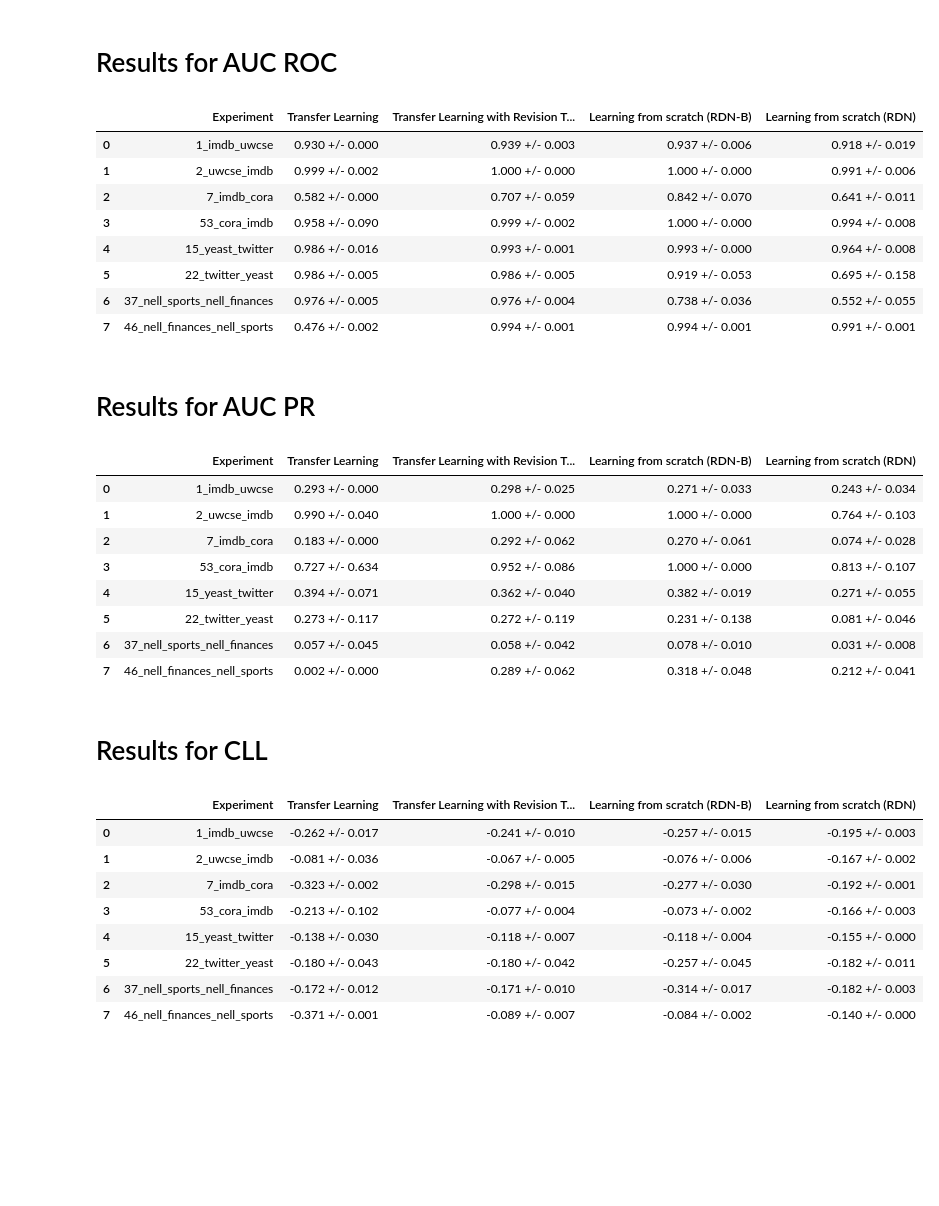
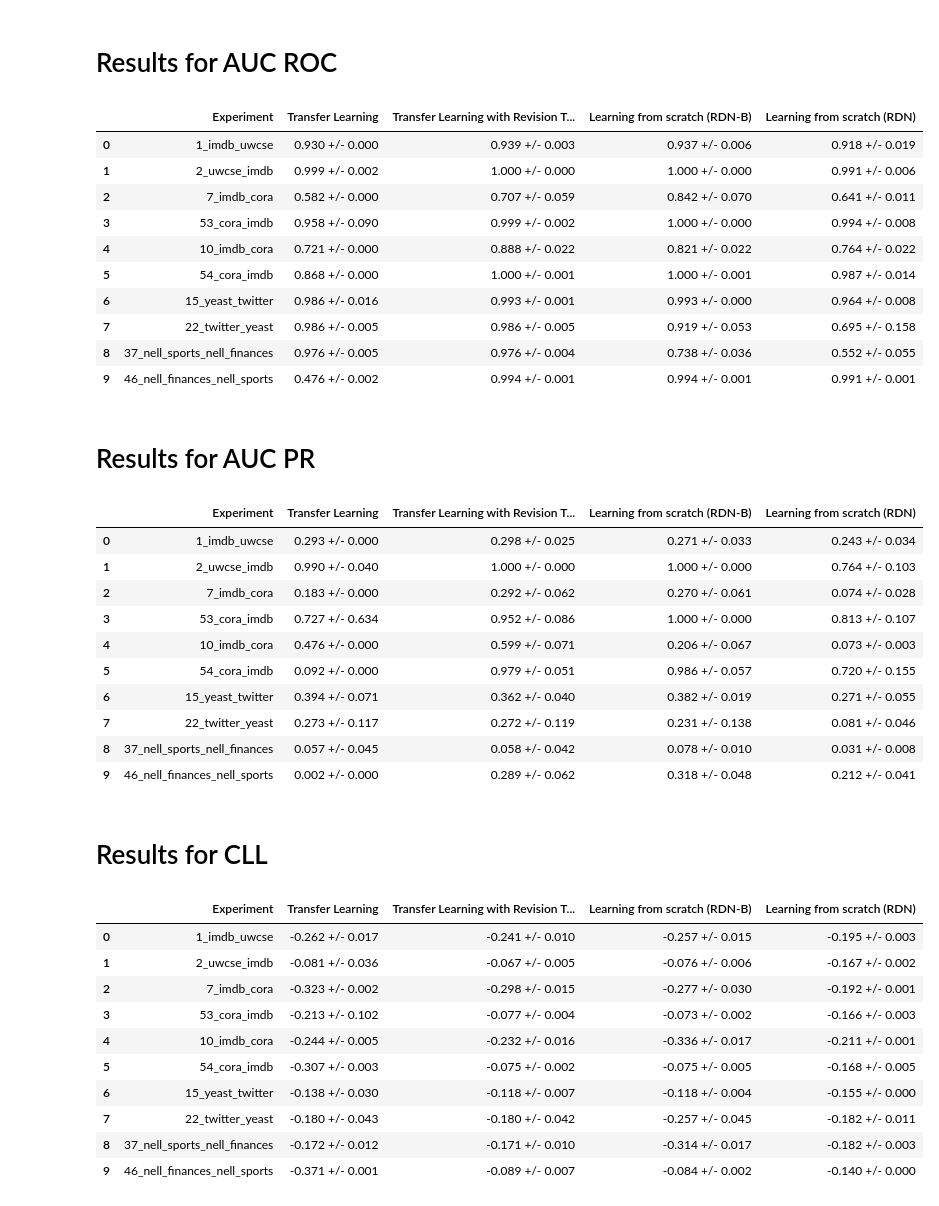
Before and after one commit to rodrigoazs/tpre_experiments, a Jupyter notebook: FINAL/transfer_experiment/results_transfer.ipynb, the cells around one changed output. Saved outputs shown, nothing was run; the diff lists cells and outputs as text; code cells hidden in the pictures; blank space fills up the shorter version.

```diff
--- a/FINAL/transfer_experiment/results_transfer.ipynb
+++ b/FINAL/transfer_experiment/results_transfer.ipynb
@@ -32,6 +32,8 @@ experiments = [
             {'id': '8', 'source':'imdb', 'target':'cora', 'predicate':'workedunder', 'to_predicate':'samebib'},
             {'id': '9', 'source':'imdb', 'target':'cora', 'predicate':'workedunder', 'to_predicate':'sameauthor'},
             {'id': '10', 'source':'imdb', 'target':'cora', 'predicate':'workedunder', 'to_predicate':'sametitle'},
+            {'id': '54', 'source':'cora', 'target':'imdb', 'predicate':'sametitle', 'to_predicate':'workedunder'},
+            #{'id': '10_rec', 'source':'imdb', 'target':'cora', 'predicate':'workedunder', 'to_predicate':'sametitle'},
             {'id': '11', 'source':'uwcse', 'target':'cora', 'predicate':'advisedby', 'to_predicate':'samevenue'},
             {'id': '12', 'source':'uwcse', 'target':'cora', 'predicate':'advisedby', 'to_predicate':'samebib'},
             {'id': '13', 'source':'uwcse', 'target':'cora', 'predicate':'advisedby', 'to_predicate':'sameauthor'},
@@ -94,57 +96,63 @@ for metric in ['AUC ROC', 'AUC PR', 'CLL', 'Recall', 'F1', 'Precision', 'Learnin
                 scratch = np.array([(np.array([item['rdn_b']['Learning time'] for item in sublist])).mean() for sublist in data['results'][str(dataset)]])
                 scratch_rdn = np.array([(np.array([item['rdn']['Learning time'] for item in sublist])).mean() for sublist in data['results'][str(dataset)]])
                 parameter = np.array([(np.array([item['transfer']['parameter']['Learning time'] for item in sublist])).mean() for sublist in data['results'][str(dataset)]])
                 transfer = np.array([(np.array([item['transfer']['Learning time'] for item in sublist])).mean() for sublist in data['results'][str(dataset)]])
                 #mapping = np.array([(np.array([item['transfer']['Mapping results']['Total time'] for item in sublist])).mean() for sublist in data['results'][str(dataset)]])
                 #mapping_time = ' (%.1f)' % mapping.mean()
             elif metric == 'Inference time':
                 scratch = np.array([(np.array([item['rdn_b']['Inference time'] for item in sublist])).mean() for sublist in data['results'][str(dataset)]])
                 scratch_rdn = np.array([(np.array([item['rdn']['Inference time'] for item in sublist])).mean() for sublist in data['results'][str(dataset)]])
                 parameter = np.array([(np.array([item['transfer']['parameter']['Inference time'] for item in sublist])).mean() for sublist in data['results'][str(dataset)]])
                 transfer = np.array([(np.array([item['transfer']['Inference time'] for item in sublist])).mean() for sublist in data['results'][str(dataset)]])
             else:
                 scratch = np.array([(np.array([item['rdn_b'][metric] for item in sublist])).mean() for sublist in data['results'][str(dataset)]])
                 scratch_rdn = np.array([(np.array([item['rdn'][metric] for item in sublist])).mean() for sublist in data['results'][str(dataset)]])
                 parameter = np.array([(np.array([item['transfer']['parameter'][metric] for item in sublist])).mean() for sublist in data['results'][str(dataset)]])
                 transfer = np.array([(np.array([item['transfer'][metric] for item in sublist])).mean() for sublist in data['results'][str(dataset)]])
             table.append([dataset, '%.3f +/- %.3f' % (parameter.mean(), 2 * parameter.std()),
             '%.3f +/- %.3f' % (transfer.mean(), 2 * transfer.std()),
             '%.3f +/- %.3f' % (scratch.mean(), 2 * scratch.std()),
             '%.3f +/- %.3f' % (scratch_rdn.mean(), 2 * scratch_rdn.std())])
                           #])
     display(pd.DataFrame(table, columns=['Experiment', 'Transfer Learning', 'Transfer Learning with Revision Theory', 'Learning from scratch (RDN-B)', 'Learning from scratch (RDN)']))
     #display(pd.DataFrame(table, columns=['Experiment', 'Transfer Learning', 'Transfer Learning with Revision Theory']))
 # %% [output]
 # Results for AUC ROC
 |  | Experiment | Transfer Learning | Transfer Learning with Revision T... | Learning from scratch (RDN-B) | Learning from scratch (RDN) |
 | 0 | 1_imdb_uwcse | 0.930 +/- 0.000 | 0.939 +/- 0.003 | 0.937 +/- 0.006 | 0.918 +/- 0.019 |
 | 1 | 2_uwcse_imdb | 0.999 +/- 0.002 | 1.000 +/- 0.000 | 1.000 +/- 0.000 | 0.991 +/- 0.006 |
 | 2 | 7_imdb_cora | 0.582 +/- 0.000 | 0.707 +/- 0.059 | 0.842 +/- 0.070 | 0.641 +/- 0.011 |
 | 3 | 53_cora_imdb | 0.958 +/- 0.090 | 0.999 +/- 0.002 | 1.000 +/- 0.000 | 0.994 +/- 0.008 |
-| 4 | 15_yeast_twitter | 0.986 +/- 0.016 | 0.993 +/- 0.001 | 0.993 +/- 0.000 | 0.964 +/- 0.008 |
-| 5 | 22_twitter_yeast | 0.986 +/- 0.005 | 0.986 +/- 0.005 | 0.919 +/- 0.053 | 0.695 +/- 0.158 |
-| 6 | 37_nell_sports_nell_finances | 0.976 +/- 0.005 | 0.976 +/- 0.004 | 0.738 +/- 0.036 | 0.552 +/- 0.055 |
-| 7 | 46_nell_finances_nell_sports | 0.476 +/- 0.002 | 0.994 +/- 0.001 | 0.994 +/- 0.001 | 0.991 +/- 0.001 |
+| 4 | 10_imdb_cora | 0.721 +/- 0.000 | 0.888 +/- 0.022 | 0.821 +/- 0.022 | 0.764 +/- 0.022 |
+| 5 | 54_cora_imdb | 0.868 +/- 0.000 | 1.000 +/- 0.001 | 1.000 +/- 0.001 | 0.987 +/- 0.014 |
+| 6 | 15_yeast_twitter | 0.986 +/- 0.016 | 0.993 +/- 0.001 | 0.993 +/- 0.000 | 0.964 +/- 0.008 |
+| 7 | 22_twitter_yeast | 0.986 +/- 0.005 | 0.986 +/- 0.005 | 0.919 +/- 0.053 | 0.695 +/- 0.158 |
+| 8 | 37_nell_sports_nell_finances | 0.976 +/- 0.005 | 0.976 +/- 0.004 | 0.738 +/- 0.036 | 0.552 +/- 0.055 |
+| 9 | 46_nell_finances_nell_sports | 0.476 +/- 0.002 | 0.994 +/- 0.001 | 0.994 +/- 0.001 | 0.991 +/- 0.001 |
 # Results for AUC PR
 |  | Experiment | Transfer Learning | Transfer Learning with Revision T... | Learning from scratch (RDN-B) | Learning from scratch (RDN) |
 | 0 | 1_imdb_uwcse | 0.293 +/- 0.000 | 0.298 +/- 0.025 | 0.271 +/- 0.033 | 0.243 +/- 0.034 |
 | 1 | 2_uwcse_imdb | 0.990 +/- 0.040 | 1.000 +/- 0.000 | 1.000 +/- 0.000 | 0.764 +/- 0.103 |
 | 2 | 7_imdb_cora | 0.183 +/- 0.000 | 0.292 +/- 0.062 | 0.270 +/- 0.061 | 0.074 +/- 0.028 |
 | 3 | 53_cora_imdb | 0.727 +/- 0.634 | 0.952 +/- 0.086 | 1.000 +/- 0.000 | 0.813 +/- 0.107 |
-| 4 | 15_yeast_twitter | 0.394 +/- 0.071 | 0.362 +/- 0.040 | 0.382 +/- 0.019 | 0.271 +/- 0.055 |
-| 5 | 22_twitter_yeast | 0.273 +/- 0.117 | 0.272 +/- 0.119 | 0.231 +/- 0.138 | 0.081 +/- 0.046 |
-| 6 | 37_nell_sports_nell_finances | 0.057 +/- 0.045 | 0.058 +/- 0.042 | 0.078 +/- 0.010 | 0.031 +/- 0.008 |
-| 7 | 46_nell_finances_nell_sports | 0.002 +/- 0.000 | 0.289 +/- 0.062 | 0.318 +/- 0.048 | 0.212 +/- 0.041 |
+| 4 | 10_imdb_cora | 0.476 +/- 0.000 | 0.599 +/- 0.071 | 0.206 +/- 0.067 | 0.073 +/- 0.003 |
+| 5 | 54_cora_imdb | 0.092 +/- 0.000 | 0.979 +/- 0.051 | 0.986 +/- 0.057 | 0.720 +/- 0.155 |
+| 6 | 15_yeast_twitter | 0.394 +/- 0.071 | 0.362 +/- 0.040 | 0.382 +/- 0.019 | 0.271 +/- 0.055 |
+| 7 | 22_twitter_yeast | 0.273 +/- 0.117 | 0.272 +/- 0.119 | 0.231 +/- 0.138 | 0.081 +/- 0.046 |
+| 8 | 37_nell_sports_nell_finances | 0.057 +/- 0.045 | 0.058 +/- 0.042 | 0.078 +/- 0.010 | 0.031 +/- 0.008 |
+| 9 | 46_nell_finances_nell_sports | 0.002 +/- 0.000 | 0.289 +/- 0.062 | 0.318 +/- 0.048 | 0.212 +/- 0.041 |
 # Results for CLL
 |  | Experiment | Transfer Learning | Transfer Learning with Revision T... | Learning from scratch (RDN-B) | Learning from scratch (RDN) |
 | 0 | 1_imdb_uwcse | -0.262 +/- 0.017 | -0.241 +/- 0.010 | -0.257 +/- 0.015 | -0.195 +/- 0.003 |
 | 1 | 2_uwcse_imdb | -0.081 +/- 0.036 | -0.067 +/- 0.005 | -0.076 +/- 0.006 | -0.167 +/- 0.002 |
 | 2 | 7_imdb_cora | -0.323 +/- 0.002 | -0.298 +/- 0.015 | -0.277 +/- 0.030 | -0.192 +/- 0.001 |
 | 3 | 53_cora_imdb | -0.213 +/- 0.102 | -0.077 +/- 0.004 | -0.073 +/- 0.002 | -0.166 +/- 0.003 |
-| 4 | 15_yeast_twitter | -0.138 +/- 0.030 | -0.118 +/- 0.007 | -0.118 +/- 0.004 | -0.155 +/- 0.000 |
-| 5 | 22_twitter_yeast | -0.180 +/- 0.043 | -0.180 +/- 0.042 | -0.257 +/- 0.045 | -0.182 +/- 0.011 |
-| 6 | 37_nell_sports_nell_finances | -0.172 +/- 0.012 | -0.171 +/- 0.010 | -0.314 +/- 0.017 | -0.182 +/- 0.003 |
-| 7 | 46_nell_finances_nell_sports | -0.371 +/- 0.001 | -0.089 +/- 0.007 | -0.084 +/- 0.002 | -0.140 +/- 0.000 |
+| 4 | 10_imdb_cora | -0.244 +/- 0.005 | -0.232 +/- 0.016 | -0.336 +/- 0.017 | -0.211 +/- 0.001 |
+| 5 | 54_cora_imdb | -0.307 +/- 0.003 | -0.075 +/- 0.002 | -0.075 +/- 0.005 | -0.168 +/- 0.005 |
+| 6 | 15_yeast_twitter | -0.138 +/- 0.030 | -0.118 +/- 0.007 | -0.118 +/- 0.004 | -0.155 +/- 0.000 |
+| 7 | 22_twitter_yeast | -0.180 +/- 0.043 | -0.180 +/- 0.042 | -0.257 +/- 0.045 | -0.182 +/- 0.011 |
+| 8 | 37_nell_sports_nell_finances | -0.172 +/- 0.012 | -0.171 +/- 0.010 | -0.314 +/- 0.017 | -0.182 +/- 0.003 |
+| 9 | 46_nell_finances_nell_sports | -0.371 +/- 0.001 | -0.089 +/- 0.007 | -0.084 +/- 0.002 | -0.140 +/- 0.000 |
 # Results for Recall
 |  | Experiment | Transfer Learning | Transfer Learning with Revision T... | Learning from scratch (RDN-B) | Learning from scratch (RDN) |
 | 0 | 1_imdb_uwcse | 1.000 +/- 0.000 | 0.848 +/- 0.047 | 0.868 +/- 0.033 | 0.000 +/- 0.000 |
```
Also changed, not shown: parts of 3 cells of this notebook.
